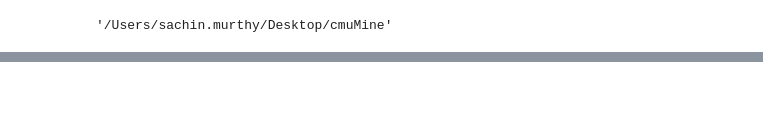
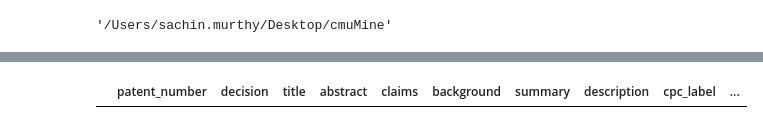
Before and after one commit to skwolvie/Patent-Insights, a Jupyter notebook: data-collection/cmuMine-claim-gen.ipynb, the cells around one changed output, grey strips where cells are left out. Drawn from its saved outputs; the diff is of its cells as text; code cells hidden in the pictures; blank space fills up the shorter version.

```diff
--- a/data-collection/cmuMine-claim-gen.ipynb
+++ b/data-collection/cmuMine-claim-gen.ipynb
@@ -124,0 +229,14 @@ print(train_df.shape)
+# %%
+# Datasets load_dataset function
+from datasets import load_dataset
+# Standard PyTorch DataLoader
+from torch.utils.data import DataLoader
+dataset_dict = load_dataset('HUPD/hupd',
+    name='all',
+    data_files="https://huggingface.co/datasets/HUPD/hupd/blob/main/hupd_metadata_2022-02-22.feather",
+    icpr_label=None,
+    force_extract=True,
+    train_filing_start_date='2006-01-01',
+    train_filing_end_date='2006-03-01',
+    val_filing_start_date='2006-03-02',
+    val_filing_end_date='2006-04-01')
@@ -124,0 +265,5 @@ print(train_df.shape)
+# %%
+df= dataset_dict['va'].to_pandas()
+df
+# %% [output]
+|  | patent_number | decision | title | abstract | claims | background | summary | description | cpc_label | ... |
```
Also changed, not shown: parts of 20 cells of this notebook, 3 other files.
